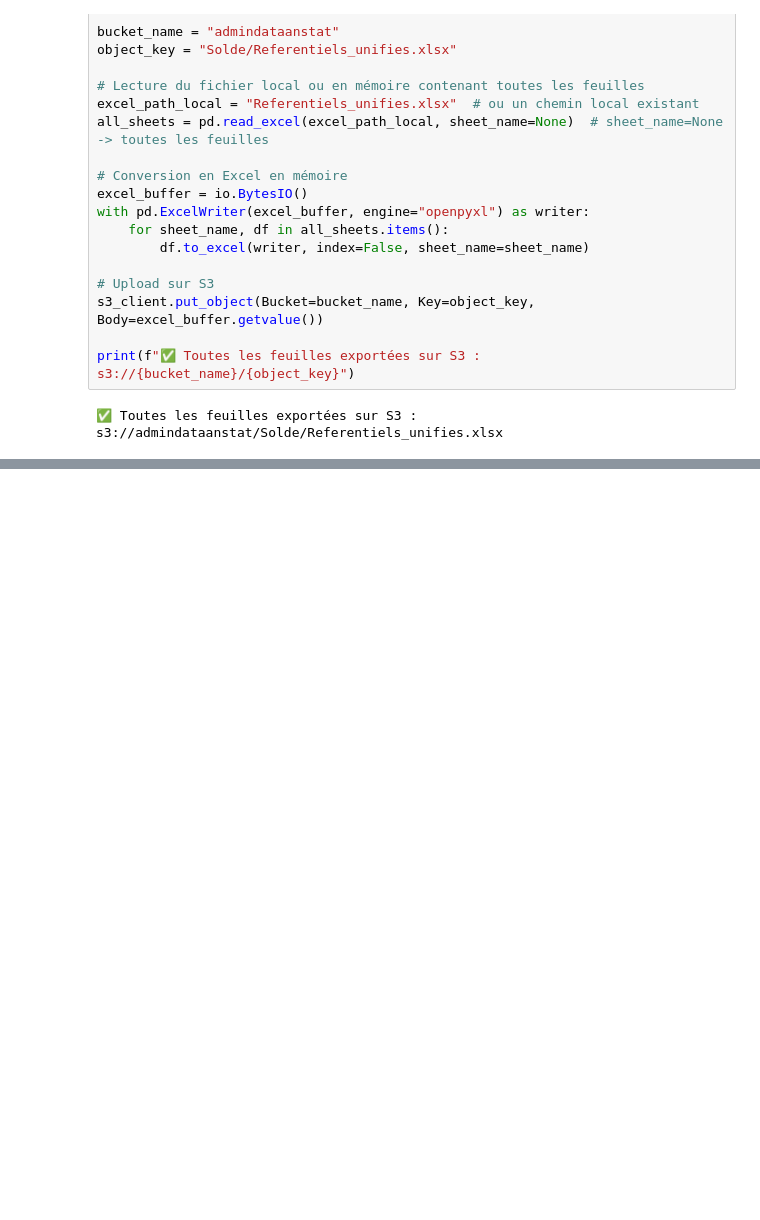
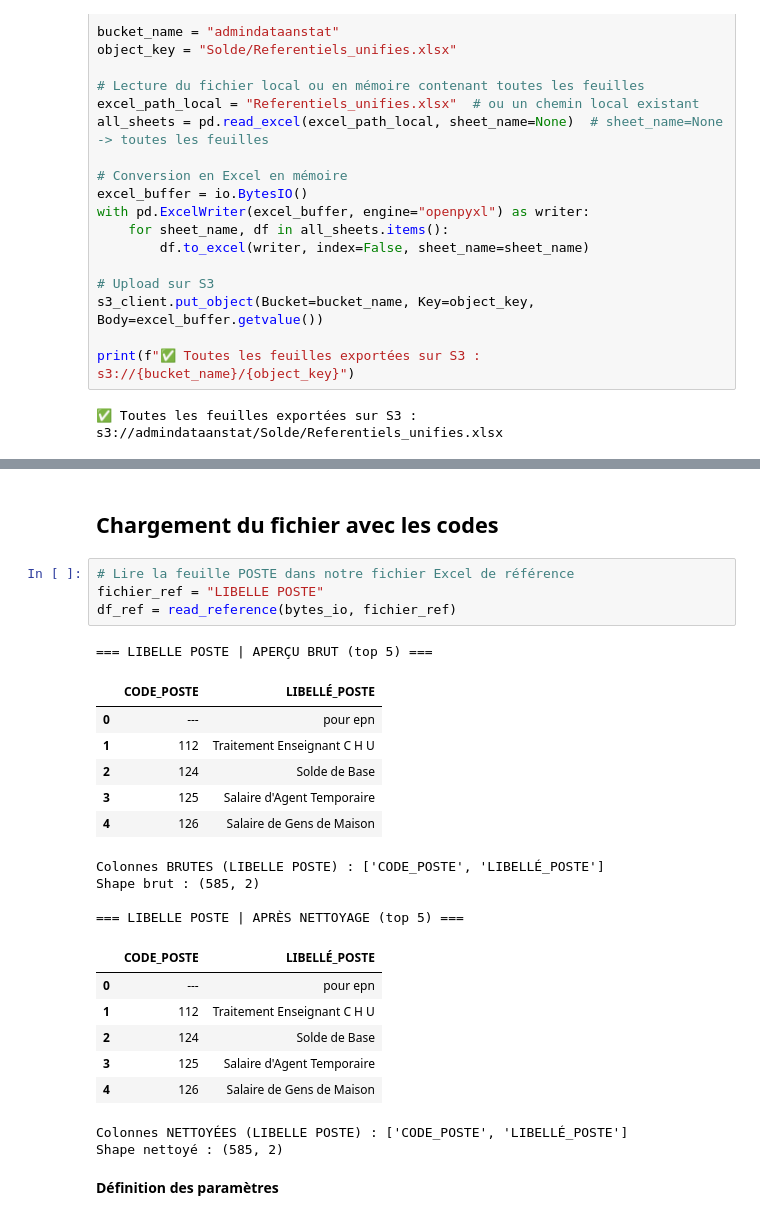
Before and after one commit to cae-ins/panel_admin_data, a Jupyter notebook: Jointure_Code_Solde.ipynb, the cells around one changed output, grey strips where cells are left out. Cells and saved outputs as stored; diff of their text form; blank space fills up the shorter version.

```diff
--- a/Jointure_Code_Solde.ipynb
+++ b/Jointure_Code_Solde.ipynb
@@ -2195,0 +2544,28 @@ print(f"✅ Toutes les feuilles exportées sur S3 : s3://{bucket_name}/{object_k
+# %% [markdown]
+## Chargement du fichier avec les codes
+# %%
+# Lire la feuille POSTE dans notre fichier Excel de référence
+fichier_ref = "LIBELLE POSTE"
+df_ref = read_reference(bytes_io, fichier_ref)
+# %% [output]
+=== LIBELLE POSTE | APERÇU BRUT (top 5) ===
+|  | CODE_POSTE | LIBELLÉ_POSTE |
+| 0 | --- | pour epn |
+| 1 | 112 | Traitement Enseignant C H U |
+| 2 | 124 | Solde de Base |
+| 3 | 125 | Salaire d'Agent Temporaire |
+| 4 | 126 | Salaire de Gens de Maison |
+Colonnes BRUTES (LIBELLE POSTE) : ['CODE_POSTE', 'LIBELLÉ_POSTE']
+Shape brut : (585, 2)
+
+=== LIBELLE POSTE | APRÈS NETTOYAGE (top 5) ===
+|  | CODE_POSTE | LIBELLÉ_POSTE |
+| 0 | --- | pour epn |
+| 1 | 112 | Traitement Enseignant C H U |
+| 2 | 124 | Solde de Base |
+| 3 | 125 | Salaire d'Agent Temporaire |
+| 4 | 126 | Salaire de Gens de Maison |
+Colonnes NETTOYÉES (LIBELLE POSTE) : ['CODE_POSTE', 'LIBELLÉ_POSTE']
+Shape nettoyé : (585, 2)
+# %% [markdown]
+**Définition des paramètres**
```
Also changed, not shown: parts of 35 cells of this notebook.
